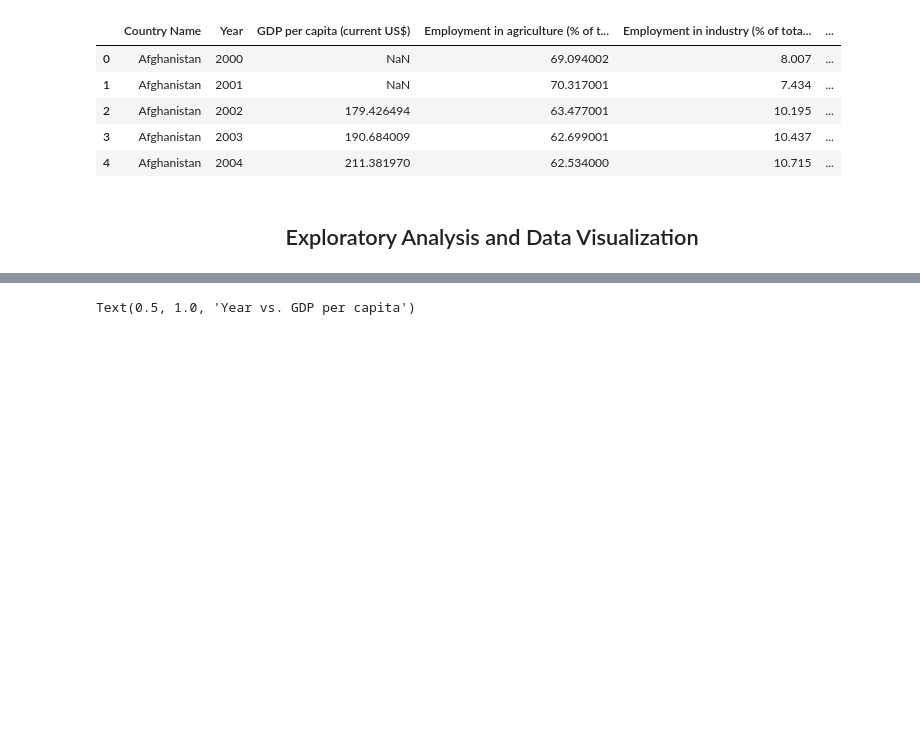
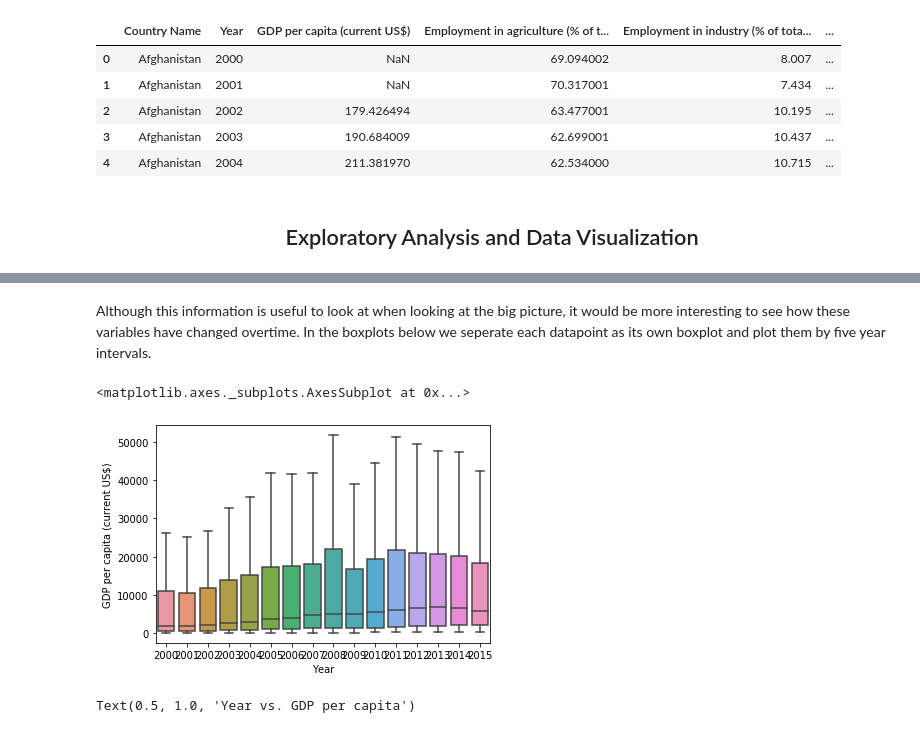
Before and after one commit to thechuster/thechuster.github.io, a Jupyter notebook: FinalProject.ipynb, the cells around one changed output, grey strips where cells are left out. Saved outputs shown, nothing was run; the diff lists cells and outputs as text; code cells hidden in the pictures; blank space fills up the shorter version.

```diff
--- a/FinalProject.ipynb
+++ b/FinalProject.ipynb
@@ -95,28 +84,0 @@ For the purposes of this project, we used data from the World Bank dataset. The
-# %%
-worldBankDevInc = pd.read_csv("WorldBankData/data.csv")
-
-worldBankDevInc.dropna(inplace=True)
-countryName = ""
-first = True
-newRows = []
-countriesData = []
-
-for index, row in worldBankDevInc.iterrows():
-    if (countryName != row["Country Name"]):
-        if (first == False):
-            #CHOSE WHAT YEARS TO DROP HERE
-            df = df.drop(df.loc[:, '1960 [YR1960]':'1990 [YR1990]'].columns, axis = 1)
-            countriesData.append(df)
-            # IF YOU WANT TO SEE ALL COUNTRIES DATA UNCOMMENT THIS
-            #with pd.option_context('display.max_rows', None, 'display.max_columns', None):
-                #display(df)
-        countryName = row["Country Name"]
-        df = pd.DataFrame(columns=worldBankDevInc.columns)
-        first = False
-
-    df = df.append(row, ignore_index=True)
-
-#df  = df.drop(df.loc[:, '1960 [YR1960]':'1990 [YR1990]'].columns, axis = 1)
-#with pd.option_context('display.max_rows', None, 'display.max_columns', None):
-    #display(df)
-    #display(countriesData[206])
@@ -244,6 +296,13 @@ predictionData.describe()
 | 50% | 2007.500000 | 4311.495421 | 2.322977 | 79.812924 | 1.876980e+10 | ... |
 | 75% | 2011.250000 | 16949.803274 | 4.596447 | 90.965881 | 1.114418e+11 | ... |
 | max | 2015.000000 | 189170.895671 | 121.779543 | 241.973940 | 1.490724e+13 | ... |
+# %% [markdown]
+Although this information is useful to look at when looking at the big picture, it would be more interesting to see how these variables have changed overtime. In the boxplots below we seperate each datapoint as its own boxplot and plot them by five year intervals.
+# %%
+sns.boxplot(x="Year", y="GDP per capita (current US$)", data=predictionData, showfliers=False)
+# %% [output]
+<matplotlib.axes._subplots.AxesSubplot at 0x...>
+[figure, added]
 # %%
 sns.scatterplot(x="Year", y="GDP per capita (current US$)", data=predictionData).set_title("Year vs. GDP per capita")
 # %% [output]
```
Also changed, not shown: parts of 21 cells of this notebook, 2 other files.
